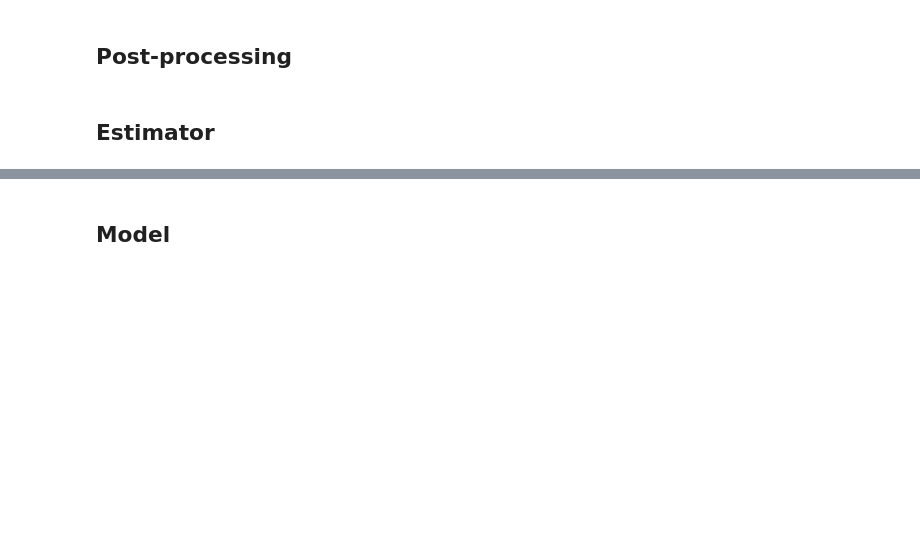
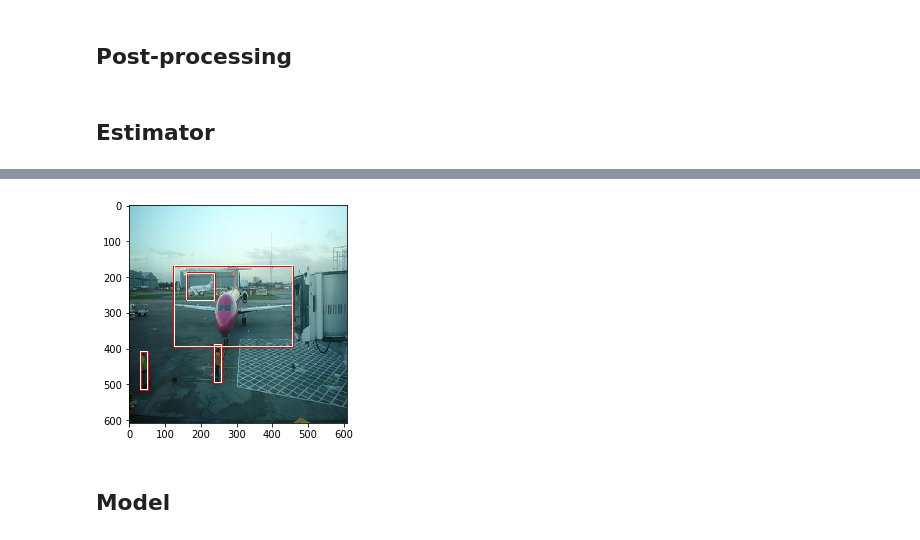
Before and after one commit to pmkalshetti/object_detection_old, a Jupyter notebook: object_detection_main.ipynb, the cells around one changed output, grey strips where cells are left out. Drawn from its saved outputs; the diff is of its cells as text; code cells hidden in the pictures; blank space fills up the shorter version.

Commit message:
add debug code

```diff
--- a/object_detection_main.ipynb
+++ b/object_detection_main.ipynb
@@ -334,3 +346,92 @@ def model_fn(features, labels, mode, params):
+# %%
+def center2corner(yx, hw):
+    # yx.shape = hw.shape = [MAX_OBJECTS, 2]
+
+    box_min = yx - (hw/2.)
+    box_max = yx + (hw/2.)
+
+    corners = np.concatenate([box_min[...,0:1], box_min[...,1:2], box_max[...,0:1], box_max[...,1:2]], axis=-1)
+    return corners
+
+def annotate_img(img, target):
+    # img: normalized ([-1,1]) image with shape [IMG_H, IMG_W, 3]
+    # target.shape = [MAX_OBJECTS, 5] (they are in [0,1] space)
+
+    # unnormalize image
+    img = np.floor((img+1.)/2. * 255 + 0.5).astype(np.uint8)  # TODO: remove 0.5 if needed
+
+    # get corners from center and scale
+    box = center2corner(target[:,0:2], target[:,2:4])
+
+    # scale box to image space
+    box = box * IMG_H
+
+    # draw box using target
+    for idx in range(box.shape[0]):
+        top, left, bottom, right = box[idx]
+        top = max(0, np.floor(top + 0.5).astype('int32'))
+        left = max(0, np.floor(left + 0.5).astype('int32'))
+        bottom = min(IMG_H, np.floor(bottom + 0.5).astype('int32'))
+        right = min(IMG_W, np.floor(right + 0.5).astype('int32'))
+
+        img = cv2.rectangle(img, (left, top), (right, bottom), color=(255, 0, 0), thickness=3)
+
+    return img
+
+def draw_adjusted_anchor(img, idx_h, idx_w, idx_a, box_adjustment):
+    # box_adjustment.shape = [5,]
+
+    center_y = (box_adjustment[0]+idx_h)*GRID_SIZE
+    center_x = (box_adjustment[1]+idx_w)*GRID_SIZE
+
+    height = np.exp(box_adjustment[2]) * ANCHORS_NORMALIZED[idx_a,0] * IMG_H
+    width = np.exp(box_adjustment[3]) * ANCHORS_NORMALIZED[idx_a,1] * IMG_W
+
+    left = int(center_x - width/2)
+    top = int(center_y - height/2)
+    right = int(left + width)
+    bottom = int(top + height)
+
+    img = cv2.rectangle(img, (left, top), (right, bottom), color=(255, 255, 255), thickness=2)
+
+    return img
+
+def draw_adjusted_anchors(img, flag_object, box_adjustments):
+    for idx_h in range(GRID_H):
+        for idx_w in range(GRID_W):
+            for idx_a in range(NUM_ANCHORS):
+                if flag_object[idx_h, idx_w, idx_a] > 0.:
+                    img = draw_adjusted_anchor(img, idx_h, idx_w, idx_a, box_adjustments[idx_h, idx_w, idx_a])
+
+    return img
+
+def debug():
+    tf.reset_default_graph()
+
+    # check input fn return values
+    imgs, labels = input_fn_train(DATA_TRAIN)
+
+    # run session
+    with tf.Session() as sess:
+        i, l = sess.run([imgs, labels])
+
+    # extract image and target
+    idx_in_batch = 0
+    img = i['img'][idx_in_batch]
+    target = l['targets'][idx_in_batch]
+    flag_object = l['flag_object'][idx_in_batch]
+    box_adjustments = l['box_adjustments'][idx_in_batch]
+
+    # plot
+    img = annotate_img(img, target)
+    img = draw_adjusted_anchors(img, flag_object, box_adjustments)
+    plt.imshow(img)
+    plt.show()
+
+if DEBUG:
+    debug()
+# %% [output]
+[figure, added]
 # %% [markdown]
 ## Model
 # %%
```
Also changed, not shown: parts of 6 cells of this notebook, 1 other file.
